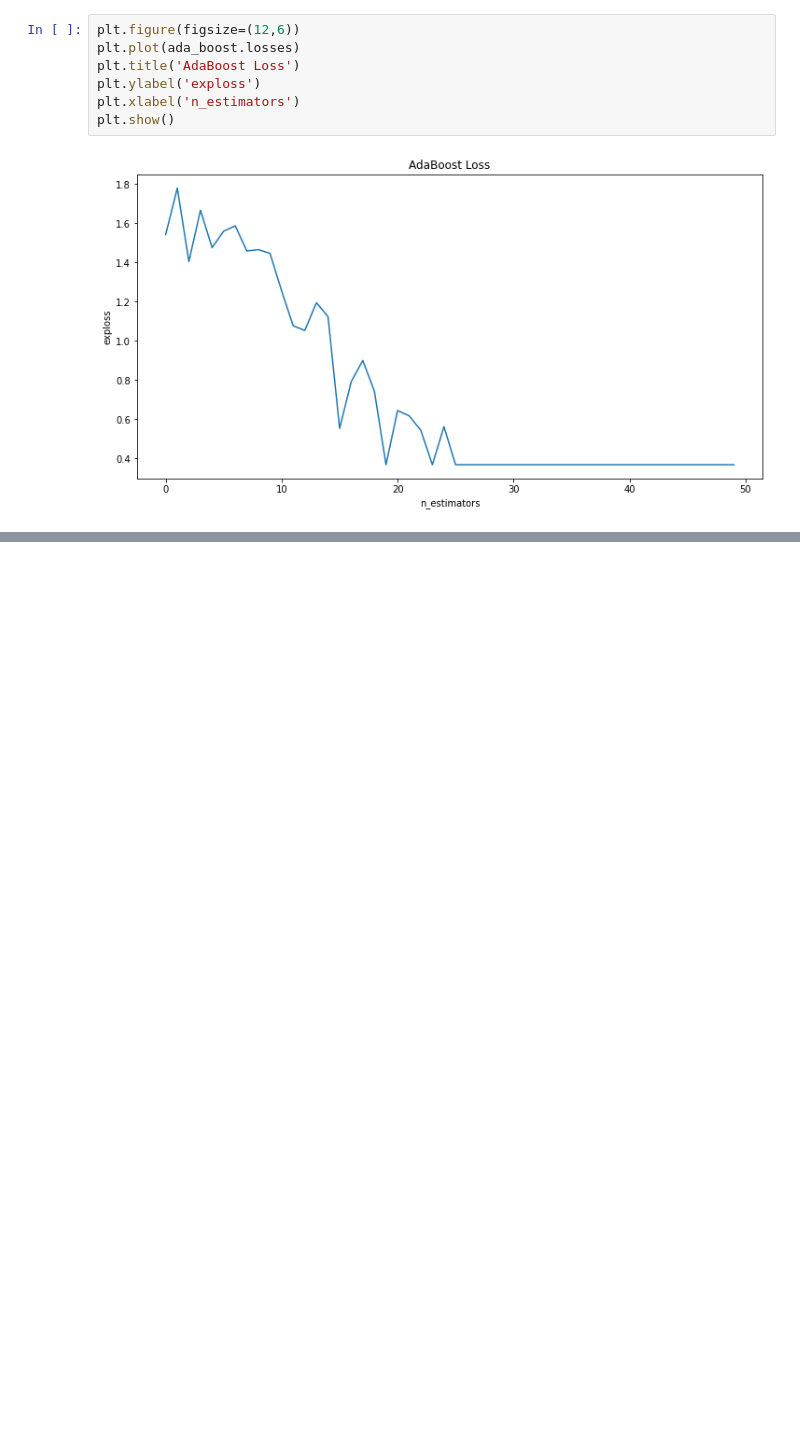
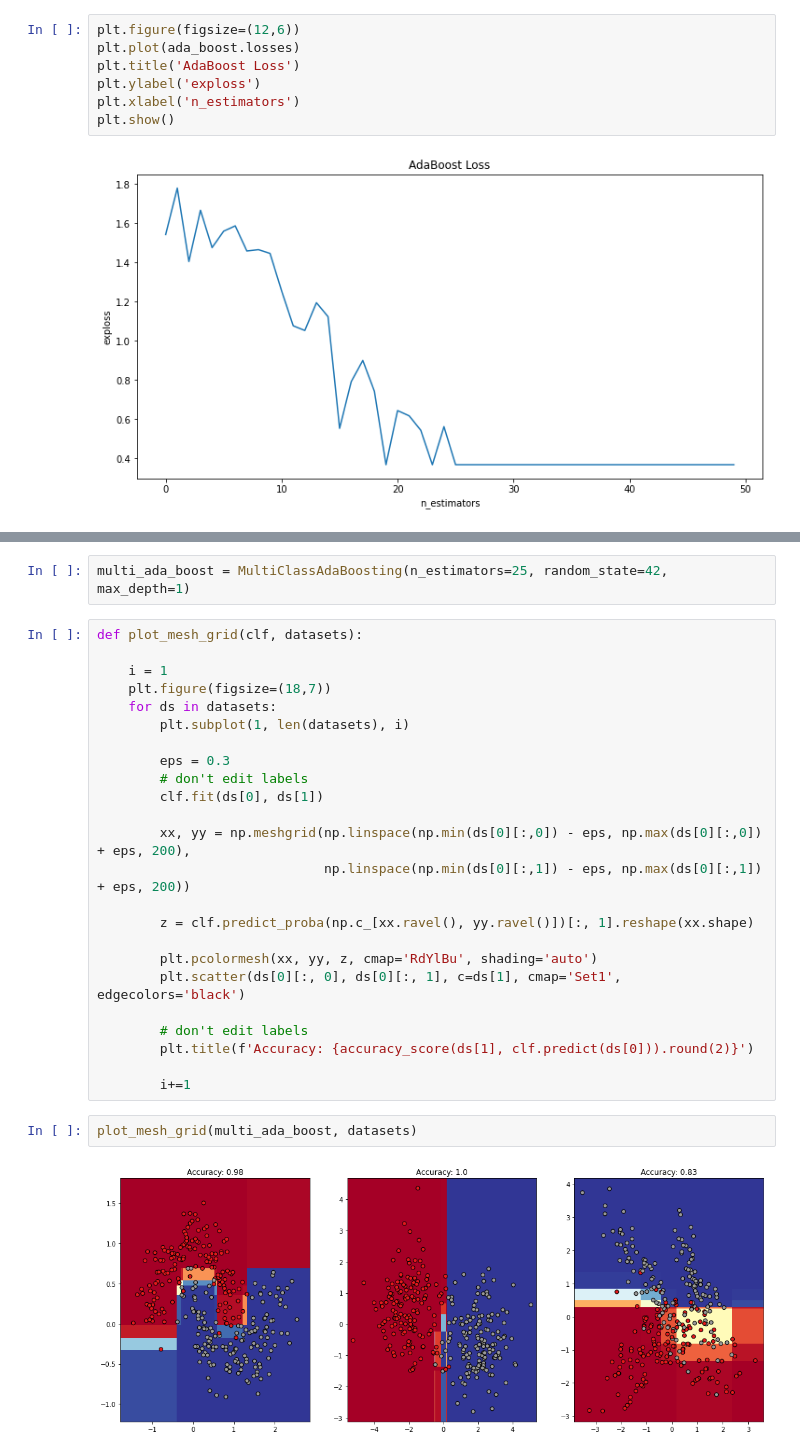
Before and after one commit to msuvorov7/base_ml_algo, a Jupyter notebook: boosting/ada_boosting.ipynb, the cells around one changed output, grey strips where cells are left out. Cells and saved outputs as stored; diff of their text form; blank space fills up the shorter version.

```diff
--- a/boosting/ada_boosting.ipynb
+++ b/boosting/ada_boosting.ipynb
@@ -175,0 +300,30 @@ plt.show()
+# %%
+multi_ada_boost = MultiClassAdaBoosting(n_estimators=25, random_state=42, max_depth=1)
+# %%
+def plot_mesh_grid(clf, datasets):
+
+    i = 1
+    plt.figure(figsize=(18,7))
+    for ds in datasets:
+        plt.subplot(1, len(datasets), i)
+
+        eps = 0.3
+        # don't edit labels
+        clf.fit(ds[0], ds[1])
+
+        xx, yy = np.meshgrid(np.linspace(np.min(ds[0][:,0]) - eps, np.max(ds[0][:,0]) + eps, 200),
+                             np.linspace(np.min(ds[0][:,1]) - eps, np.max(ds[0][:,1]) + eps, 200))
+
+        z = clf.predict_proba(np.c_[xx.ravel(), yy.ravel()])[:, 1].reshape(xx.shape)
+
+        plt.pcolormesh(xx, yy, z, cmap='RdYlBu', shading='auto')
+        plt.scatter(ds[0][:, 0], ds[0][:, 1], c=ds[1], cmap='Set1', edgecolors='black')
+
+        # don't edit labels
+        plt.title(f'Accuracy: {accuracy_score(ds[1], clf.predict(ds[0])).round(2)}')
+
+        i+=1
+# %%
+plot_mesh_grid(multi_ada_boost, datasets)
+# %% [output]
+[figure, added]
```
Also changed, not shown: parts of 16 cells of this notebook.
